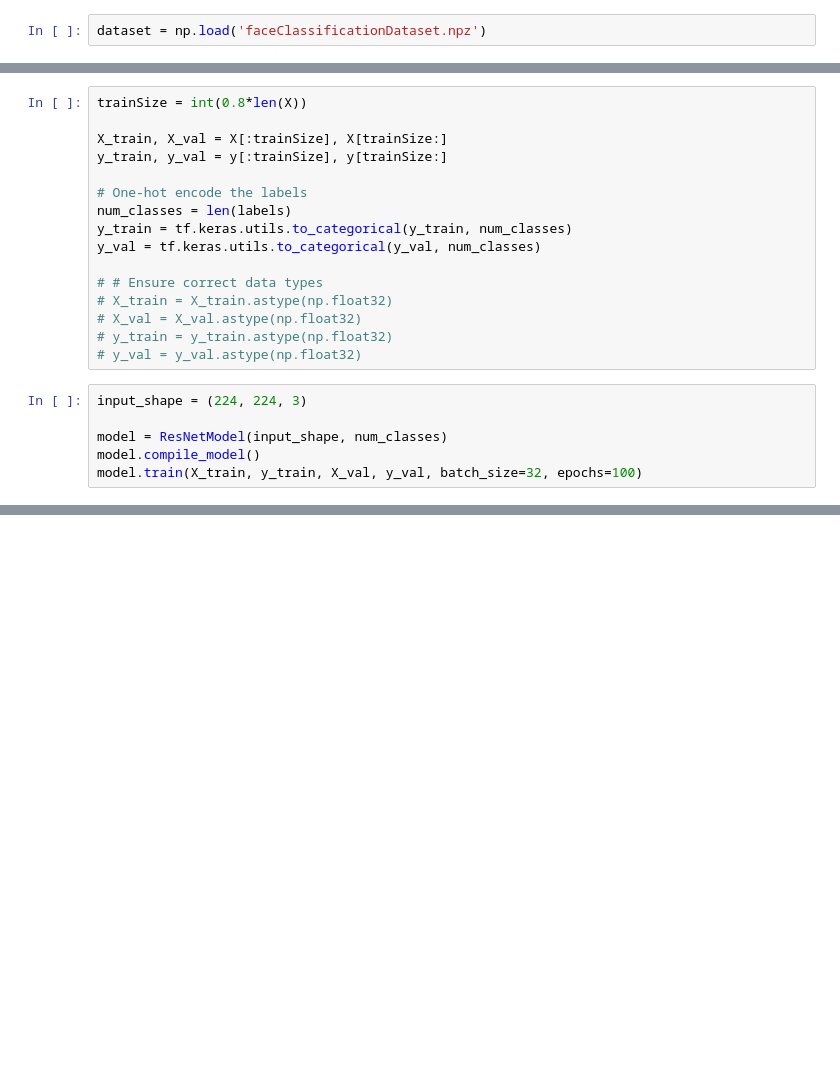
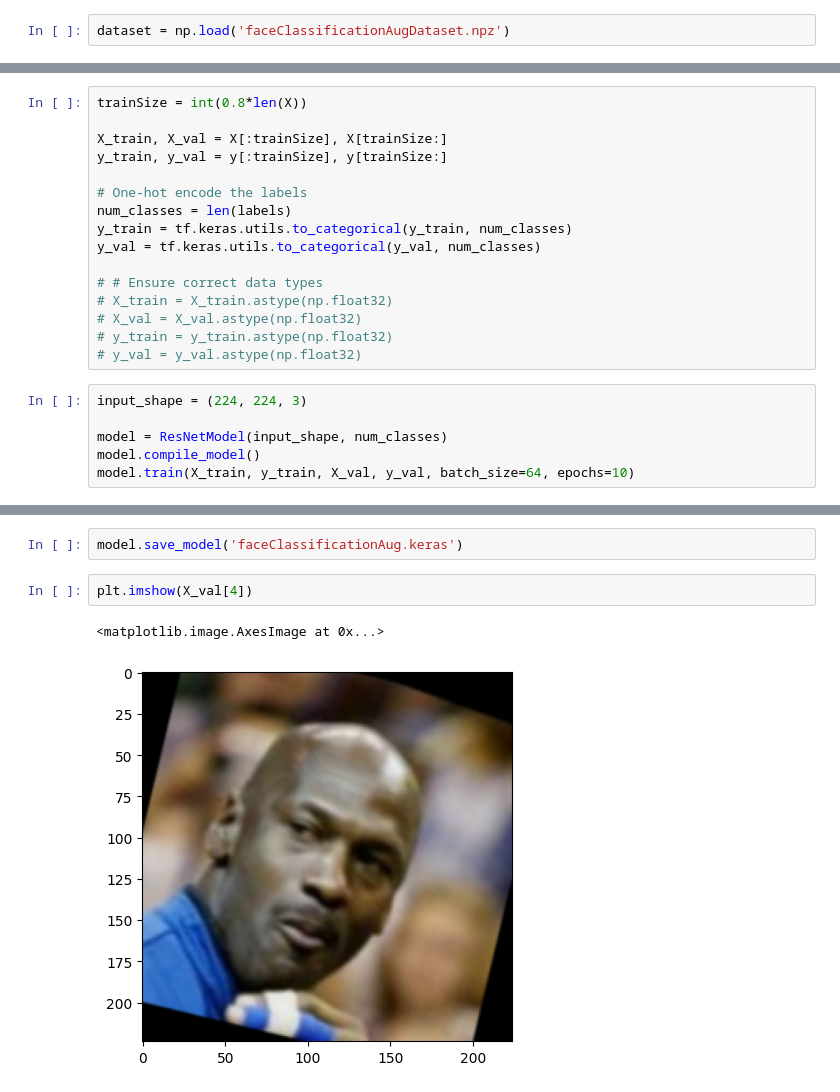
Before and after one commit to anuj-raymajhi/FaceClassification-resnet18, a Jupyter notebook: res.ipynb, the cells around one changed output, grey strips where cells are left out. Saved outputs shown, nothing was run; the diff lists cells and outputs as text; blank space fills up the shorter version.

Commit message:
failed classification

```diff
--- a/res.ipynb
+++ b/res.ipynb
@@ -108,7 +108,7 @@ class ResNetModel:
     def save_model(self, filepath):
         return self.model.save(filepath)
 # %%
-dataset = np.load('faceClassificationDataset.npz')
+dataset = np.load('faceClassificationAugDataset.npz')
 # %%
 X, y, labels = dataset['X'], dataset['y'], dataset['labels']
 # %%
@@ -148,5 +148,5 @@ input_shape = (224, 224, 3)
 
 model = ResNetModel(input_shape, num_classes)
 model.compile_model()
-model.train(X_train, y_train, X_val, y_val, batch_size=32, epochs=100)
+model.train(X_train, y_train, X_val, y_val, batch_size=64, epochs=10)
 # %% [output]
@@ -169,0 +173,7 @@ Train Loss: 0.0000 - Train Accuracy: 1.0000 - Val Loss: 9.6840 - Val Accuracy: 0
+# %%
+model.save_model('faceClassificationAug.keras')
+# %%
+plt.imshow(X_val[4])
+# %% [output]
+<matplotlib.image.AxesImage at 0x...>
+[figure, added]
```
Also changed, not shown: parts of 6 cells of this notebook, 3 other files.
